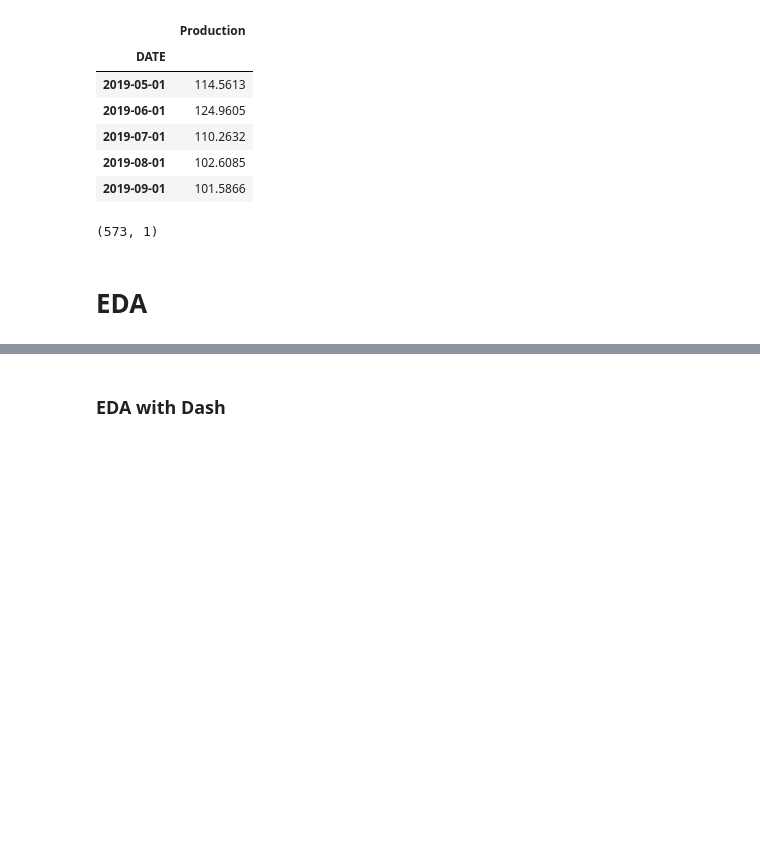
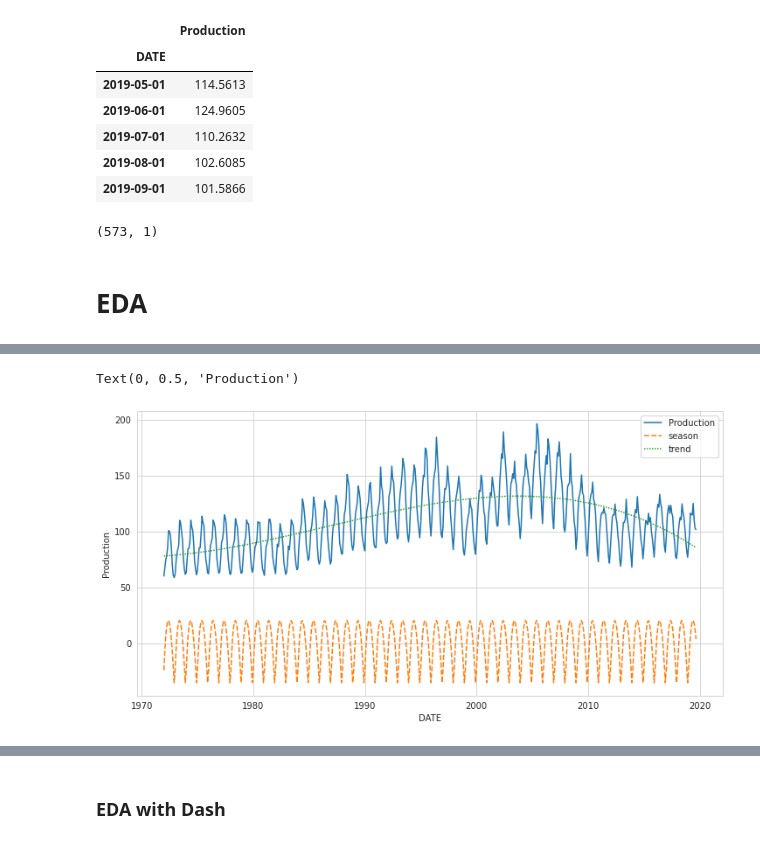
Before and after one commit to taylorec/Deep-Learning-with-Python, a Jupyter notebook: ForecastingProduction_RNN/DessertProductionRNN.ipynb, the cells around one changed output, grey strips where cells are left out. Saved outputs shown, nothing was run; the diff lists cells and outputs as text; code cells hidden in the pictures; blank space fills up the shorter version.

```diff
--- a/ForecastingProduction_RNN/DessertProductionRNN.ipynb
+++ b/ForecastingProduction_RNN/DessertProductionRNN.ipynb
@@ -53,3 +53,27 @@ fig.update_layout(xaxis_title='Date')
 fig.show()
 # %% [output]
 [interactive output not drawn]
+# %%
+from numpy import polyfit
+def fit(X, y, degree=3):
+    coef = polyfit(X, y, degree)
+    trendpoly = np.poly1d(coef)
+    return trendpoly(X)
+def get_season(s, yearly_periods=12, degree=3):
+    X = [i%(yearly_periods) for i in range(0, len(s))]
+    seasonal = fit(X, s.values, degree)
+    return pd.Series(data=seasonal, index=s.index)
+def get_trend(s, degree=3):
+    X = list(range(len(s)))
+    trend = fit(X, s.values, degree)
+    return pd.Series(data=trend, index=s.index)
+# %%
+data = df
+plt.figure(figsize=(12, 6))
+data['trend'] = get_trend(data['Production'])
+data['season'] = get_season(data['Production'] - data['trend'])
+sns.lineplot(data=data[['Production', 'season', 'trend']])
+plt.ylabel('Production')
+# %% [output]
+Text(0, 0.5, 'Production')
+[figure, added]
```
Also changed, not shown: parts of 12 cells of this notebook.
